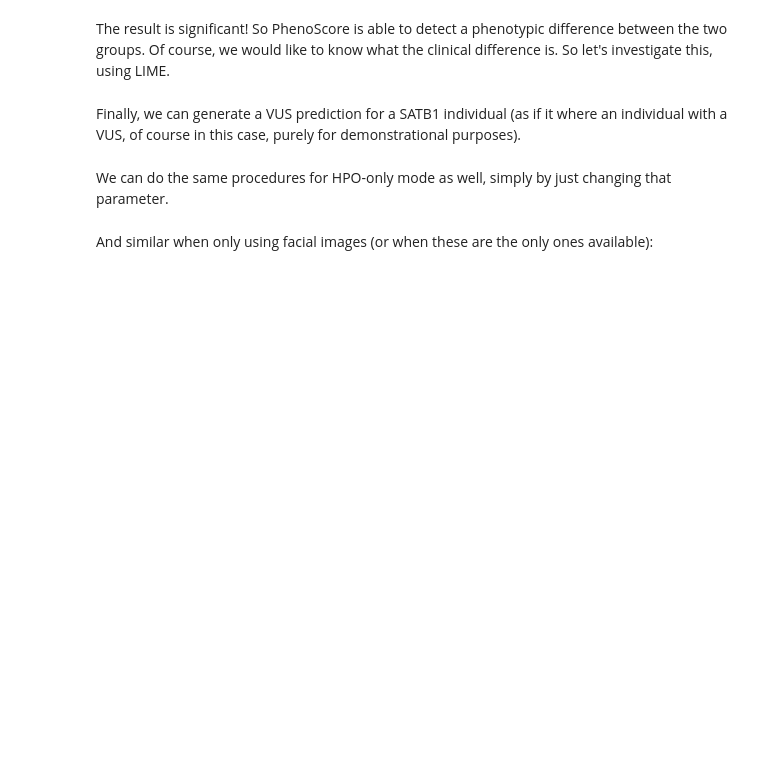
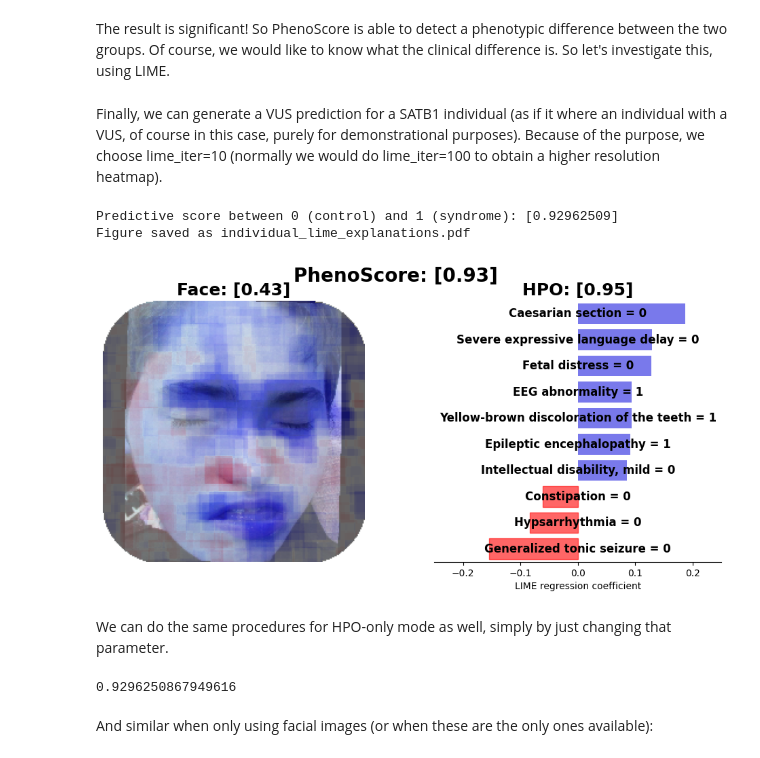
Before and after one commit to ldingemans/PhenoScore, a Jupyter notebook: notebooks/tutorial.ipynb, the cells around one changed output. Drawn from its saved outputs; the diff is of its cells as text; code cells hidden in the pictures; blank space fills up the shorter version.

Commit message:
change ``N_LIME`` to 1 for automatic tests

```diff
--- a/notebooks/tutorial.ipynb
+++ b/notebooks/tutorial.ipynb
@@ -39,13 +45,22 @@ phenoscorer.gen_lime_and_results_figure(bg_image=os.path.join('../', 'phenoscore
                                         df_data=df_data, filename='lime_figure.pdf')
 print("LIME images generated!")
 # %% [markdown]
-Finally, we can generate a VUS prediction for a SATB1 individual (as if it where an individual with a VUS, of course in this case, purely for demonstrational purposes).
+Finally, we can generate a VUS prediction for a SATB1 individual (as if it where an individual with a VUS, of course in this case, purely for demonstrational purposes). Because of the purpose, we choose lime_iter=10 (normally we would do lime_iter=100 to obtain a higher resolution heatmap).
 # %%
-phenoscorer.predict_new_sample(X, y, img_paths[-1], X[-1,-1])
+phenoscorer.predict_new_sample(X, y, img_paths[-1], X[-1,-1], lime_iter=10)
 print("Predictive score between 0 (control) and 1 (syndrome): " + str(phenoscorer.vus_results[0]))
 phenoscorer.gen_vus_figure(filename='individual_lime_explanations.pdf')
+# %% [output]
+Predictive score between 0 (control) and 1 (syndrome): [0.92962509]
+Figure saved as individual_lime_explanations.pdf
+[figure, added]
 # %% [markdown]
 We can do the same procedures for HPO-only mode as well, simply by just changing that parameter.
+# %%
+import numpy as np
+np.mean(phenoscorer.vus_results[0])
+# %% [output]
+0.9296250867949616
 # %%
 mode = 'hpo'
 phenoscorer = PhenoScorer(gene_name='SATB1',
```
Also changed, not shown: parts of 6 cells of this notebook, 1 other file.
